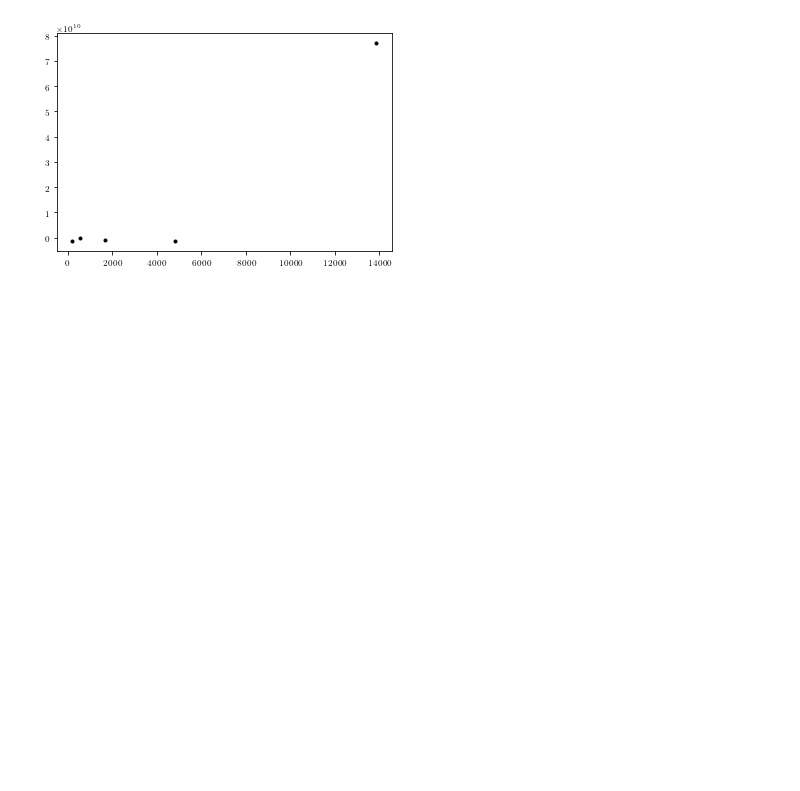
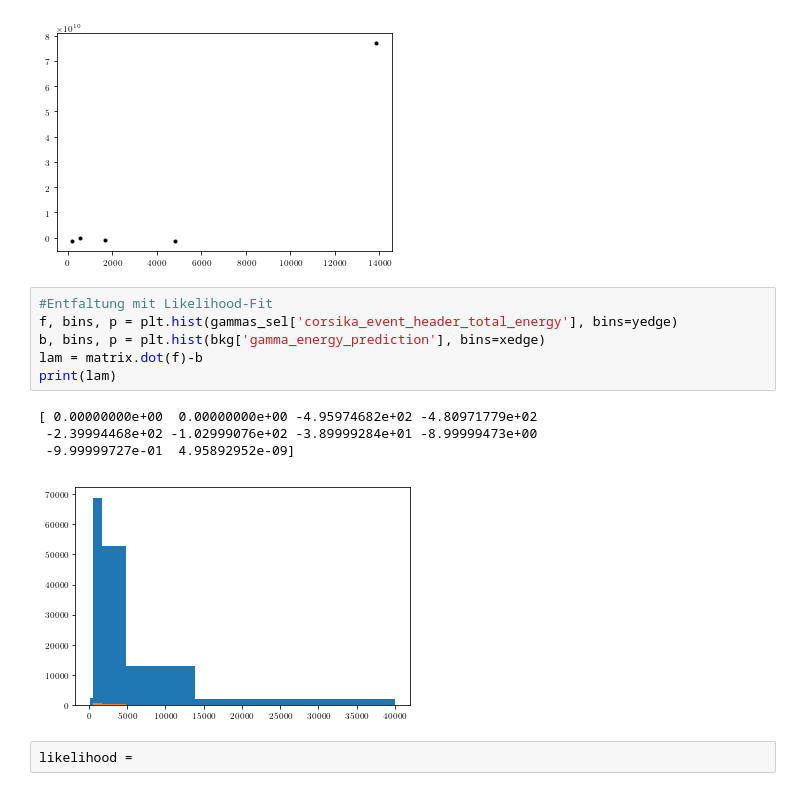
Before and after one commit to Ninilini/FP_Teilchen, a Jupyter notebook: FACT/plots/data_reading.ipynb, the cells around one changed output. Cells and saved outputs as stored; diff of their text form; blank space fills up the shorter version.

```diff
--- a/FACT/plots/data_reading.ipynb
+++ b/FACT/plots/data_reading.ipynb
@@ -232,3 +232,16 @@ Unfolded: [-1.27686722e+09 -2.92070180e+08 -1.03456737e+09 -1.20662078e+09
  shape (5,)
 [<matplotlib.lines.Line2D at 0x...>]
 [figure]
+# %%
+#Entfaltung mit Likelihood-Fit
+f, bins, p = plt.hist(gammas_sel['corsika_event_header_total_energy'], bins=yedge)
+b, bins, p = plt.hist(bkg['gamma_energy_prediction'], bins=xedge)
+lam = matrix.dot(f)-b
+print(lam)
+# %% [output]
+[ 0.00000000e+00  0.00000000e+00 -4.95974682e+02 -4.80971779e+02
+ -2.39994468e+02 -1.02999076e+02 -3.89999284e+01 -8.99999473e+00
+ -9.99999727e-01  4.95892952e-09]
+[figure, added]
+# %%
+likelihood =
```
